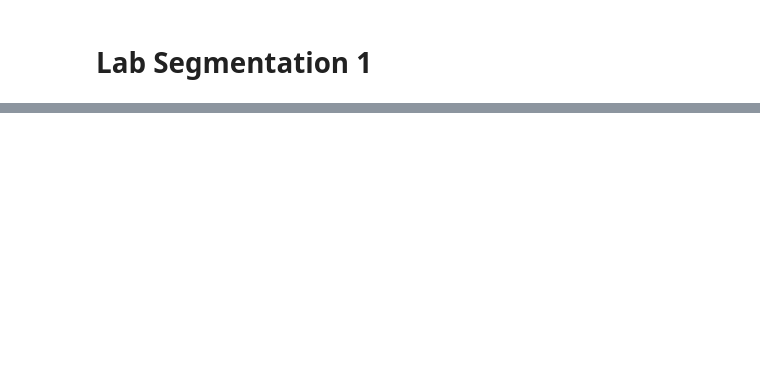
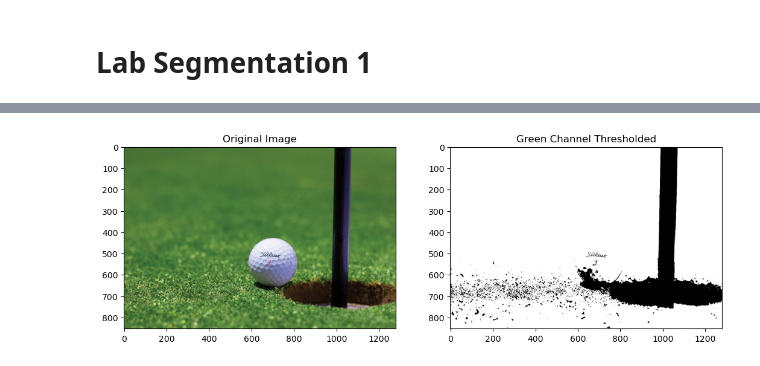
Before and after one commit to amir-kedis/image-processing-labs, a Jupyter notebook: Lab7-Segmentation1-STD/Lab_Seg_1_STD.ipynb, the cells around one changed output, grey strips where cells are left out. Saved outputs shown, nothing was run; the diff lists cells and outputs as text; code cells hidden in the pictures; blank space fills up the shorter version.

```diff
--- a/Lab7-Segmentation1-STD/Lab_Seg_1_STD.ipynb
+++ b/Lab7-Segmentation1-STD/Lab_Seg_1_STD.ipynb
@@ -44,0 +73,8 @@ Error:
+# %%
+THRESHOLD = 100
+
+golf_img_g_thresholded = golf_img_g > THRESHOLD
+
+show_images([golf_img_org, golf_img_g_thresholded], ['Original Image', 'Green Channel Thresholded'])
+# %% [output]
+[figure, added]
```
Also changed, not shown: parts of 14 cells of this notebook.
